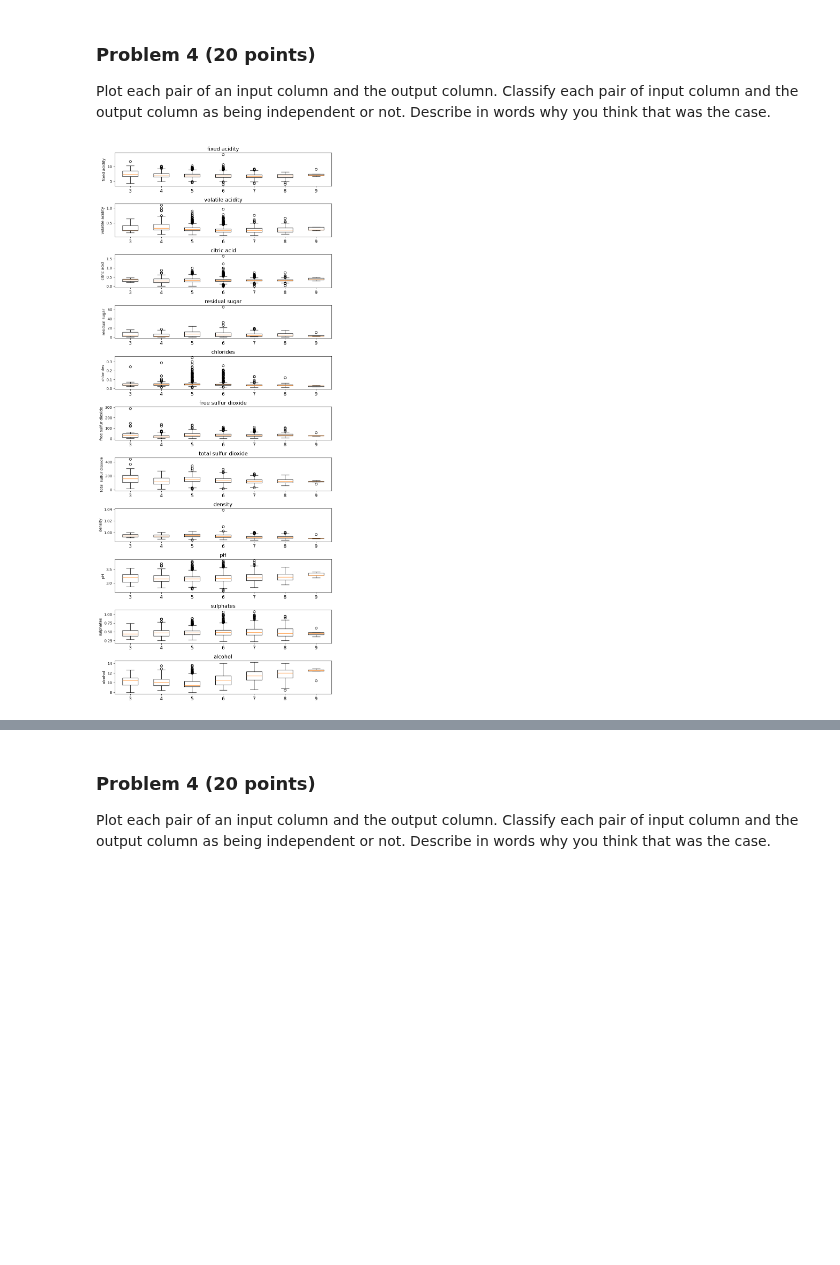
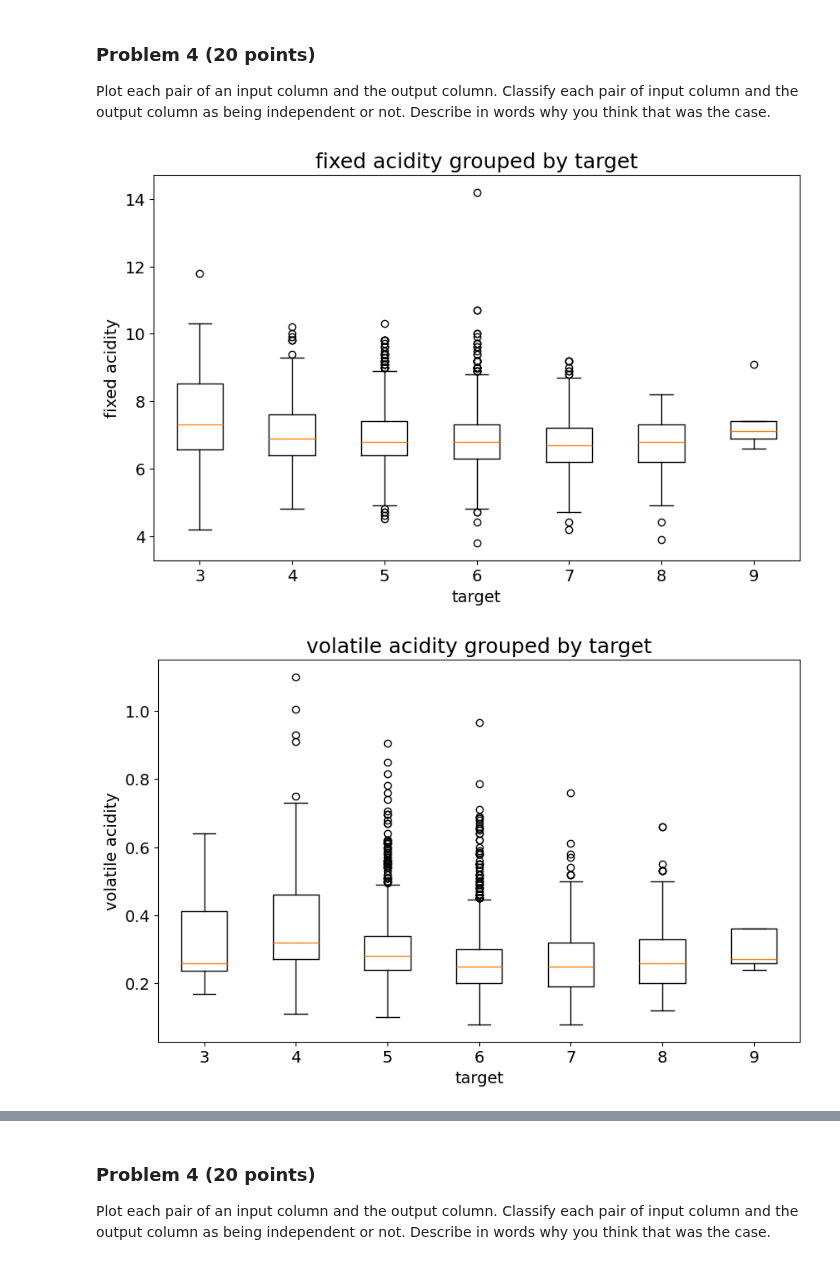
Before and after one commit to JCameronH/dx601-final-project, a Jupyter notebook: project.ipynb, the cells around one changed output, grey strips where cells are left out. Cells and saved outputs as stored; diff of their text form; code cells hidden in the pictures; blank space fills up the shorter version.

```diff
--- a/project.ipynb
+++ b/project.ipynb
@@ -172,24 +172,21 @@ Classify each pair of input column and the output column as being independent or
 Describe in words why you think that was the case.
 # %%
 # YOUR CODE HERE
-
 columns = df.columns.drop("target")
 
-plt.figure(figsize=(9, 21))
-
-for i, col in enumerate(columns, 1):
-    plt.subplot(len(columns), 1, i)
+for col in columns:
+    plt.figure(figsize=(10,6))
     data = [df[df['target'] == t][col] for t in sorted(df['target'].unique())]
     plt.boxplot(data, tick_labels=sorted(df['target'].unique()))
-    plt.ylabel(col)
-    plt.xticks(fontsize=12)
-    plt.yticks(fontsize=10)
-    plt.title(col, fontsize=14)
-
-plt.tight_layout()
-plt.show()
+    plt.title(f"{col} grouped by target", fontsize=18)
+    plt.xlabel("target", fontsize=14)
+    plt.ylabel(col, fontsize=14)
+    plt.xticks(fontsize=14)
+    plt.yticks(fontsize=14)
+    plt.show()
 
 #The box plots below build on the analysis of the histograms with the majority of the features showing positive skews above the boxes.
 #
 # %% [output]
-[figure, old version]
+[figure, new version]
+[figure, added]
```
Also changed, not shown: parts of 1 cell of this notebook.
